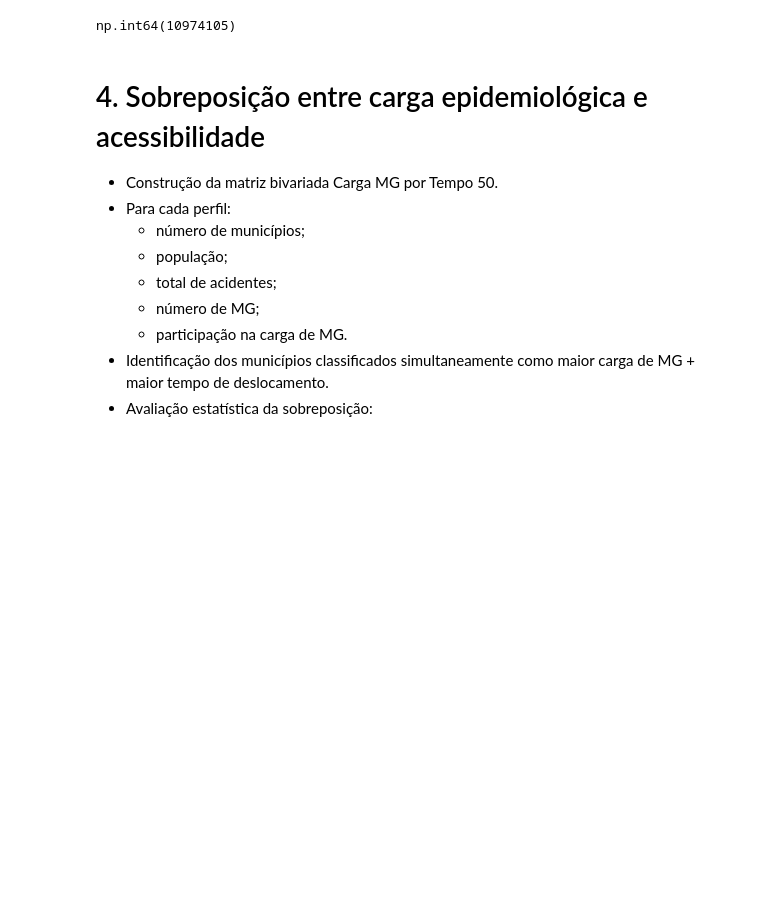
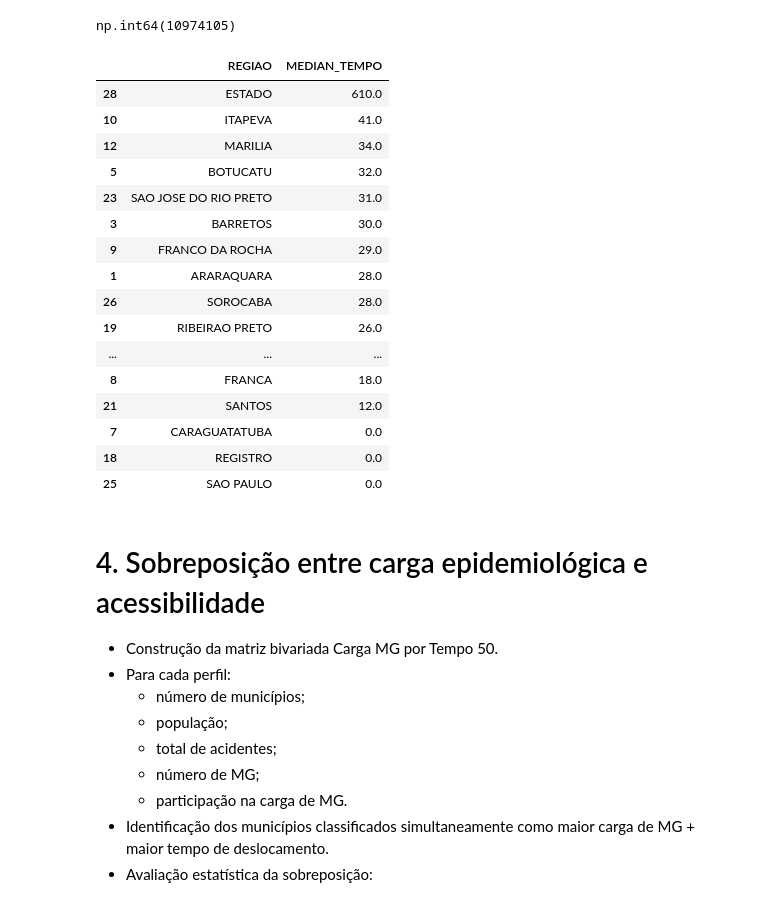
Before and after one commit to lucascgmermano/escorpiao_pesa, a Jupyter notebook: Quadro2/06-analise_02.ipynb, the cells around one changed output. Drawn from its saved outputs; the diff is of its cells as text; code cells hidden in the pictures; blank space fills up the shorter version.

```diff
--- a/Quadro2/06-analise_02.ipynb
+++ b/Quadro2/06-analise_02.ipynb
@@ -395,6 +395,27 @@ np.float64(25.2)
 df[df['ACESSO_LOCAL']==0]['POP_GERAL'].sum()
 # %% [output]
 np.int64(10974105)
+# %%
+# Maiores medianas de tempo por Região
+reg[['REGIAO','MEDIAN_TEMPO']].sort_values(by = 'MEDIAN_TEMPO', ascending=False)
+# %% [output]
+|  | REGIAO | MEDIAN_TEMPO |
+| 28 | ESTADO | 610.0 |
+| 10 | ITAPEVA | 41.0 |
+| 12 | MARILIA | 34.0 |
+| 5 | BOTUCATU | 32.0 |
+| 23 | SAO JOSE DO RIO PRETO | 31.0 |
+| 3 | BARRETOS | 30.0 |
+| 9 | FRANCO DA ROCHA | 29.0 |
+| 1 | ARARAQUARA | 28.0 |
+| 26 | SOROCABA | 28.0 |
+| 19 | RIBEIRAO PRETO | 26.0 |
+| ... | ... | ... |
+| 8 | FRANCA | 18.0 |
+| 21 | SANTOS | 12.0 |
+| 7 | CARAGUATATUBA | 0.0 |
+| 18 | REGISTRO | 0.0 |
+| 25 | SAO PAULO | 0.0 |
 # %%
 # Salva a tabela 3 Pesa nas regiões
 reg.to_excel('resultados/tab_pesa_regiao.xlsx')
```
